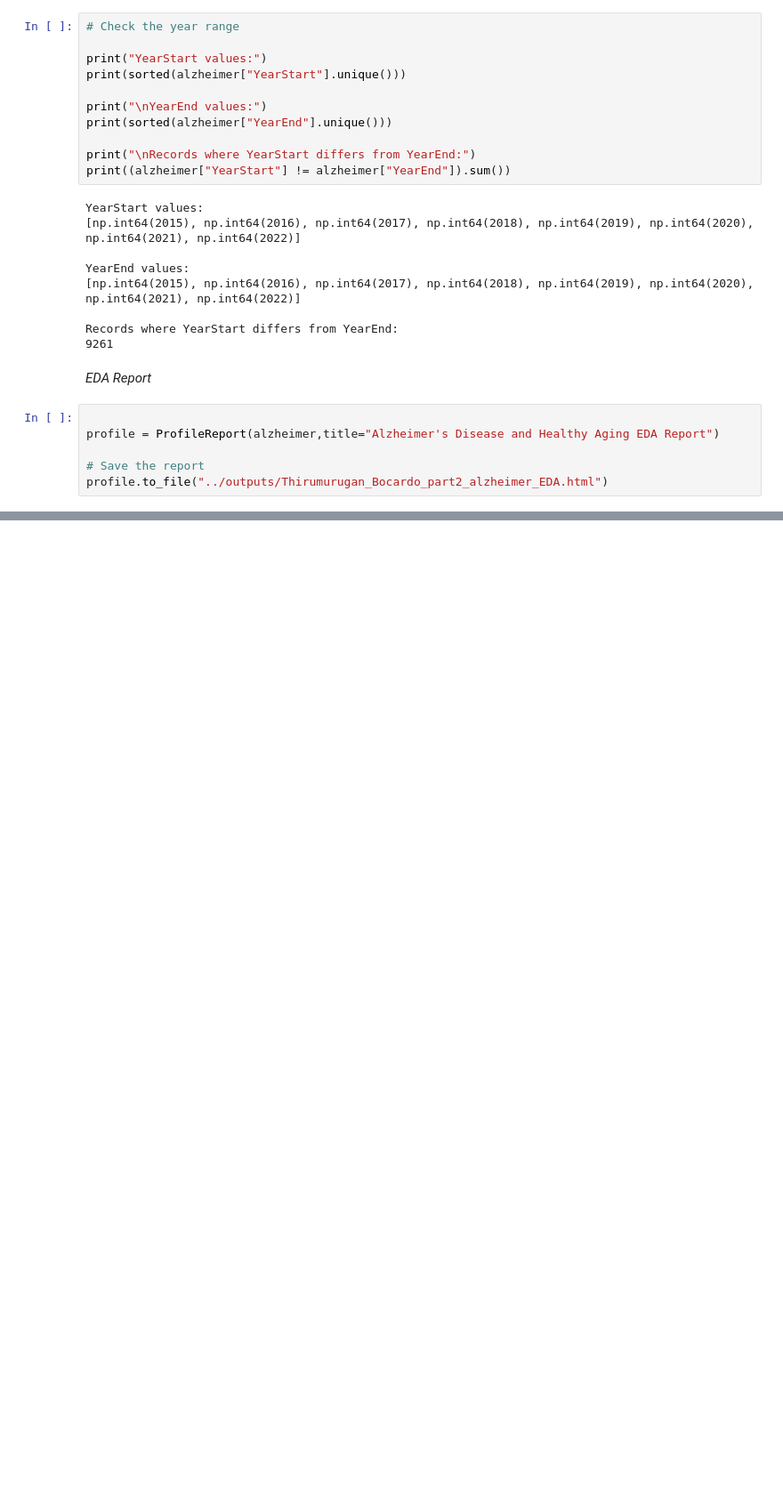
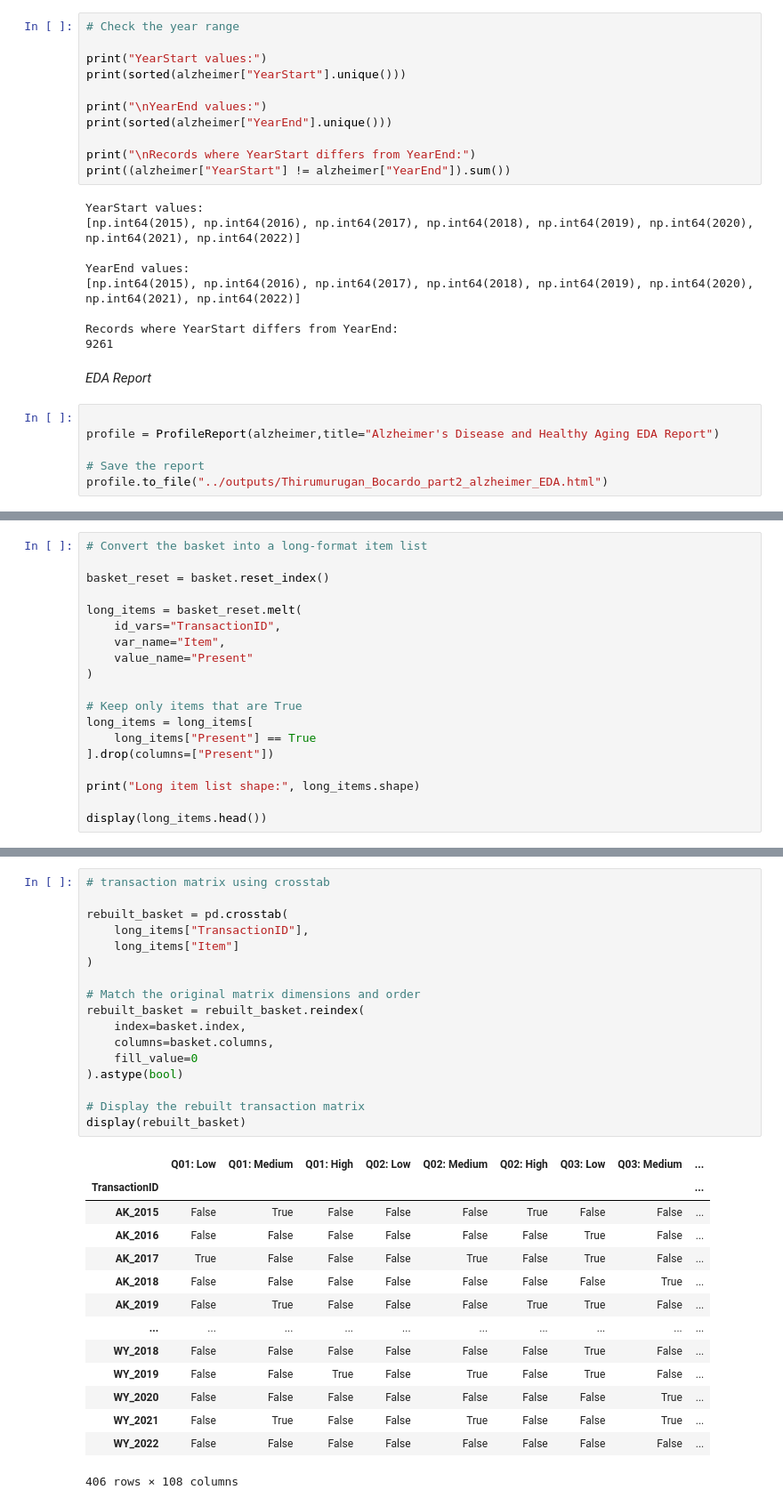
Before and after one commit to aadrianbocardo/project2, a Jupyter notebook: scripts/Thirumurugan_Bocardo_part2_alzheimer.ipynb, the cells around one changed output, grey strips where cells are left out. Shown at 89% size. Drawn from its saved outputs; the diff is of its cells as text; blank space fills up the shorter version.

```diff
--- a/scripts/Thirumurugan_Bocardo_part2_alzheimer.ipynb
+++ b/scripts/Thirumurugan_Bocardo_part2_alzheimer.ipynb
@@ -194,0 +436,19 @@ profile.to_file("../outputs/Thirumurugan_Bocardo_part2_alzheimer_EDA.html")
+# %%
+# Convert the basket into a long-format item list
+
+basket_reset = basket.reset_index()
+
+long_items = basket_reset.melt(
+    id_vars="TransactionID",
+    var_name="Item",
+    value_name="Present"
+)
+
+# Keep only items that are True
+long_items = long_items[
+    long_items["Present"] == True
+].drop(columns=["Present"])
+
+print("Long item list shape:", long_items.shape)
+
+display(long_items.head())
@@ -194,0 +463,32 @@ profile.to_file("../outputs/Thirumurugan_Bocardo_part2_alzheimer_EDA.html")
+# %%
+# transaction matrix using crosstab
+
+rebuilt_basket = pd.crosstab(
+    long_items["TransactionID"],
+    long_items["Item"]
+)
+
+# Match the original matrix dimensions and order
+rebuilt_basket = rebuilt_basket.reindex(
+    index=basket.index,
+    columns=basket.columns,
+    fill_value=0
+).astype(bool)
+
+# Display the rebuilt transaction matrix
+display(rebuilt_basket)
+# %% [output]
+|  | Q01: Low | Q01: Medium | Q01: High | Q02: Low | Q02: Medium | Q02: High | Q03: Low | Q03: Medium | ... |
+| TransactionID |  |  |  |  |  |  |  |  | ... |
+| AK_2015 | False | True | False | False | False | True | False | False | ... |
+| AK_2016 | False | False | False | False | False | False | True | False | ... |
+| AK_2017 | True | False | False | False | True | False | True | False | ... |
+| AK_2018 | False | False | False | False | False | False | False | True | ... |
+| AK_2019 | False | True | False | False | False | True | True | False | ... |
+| ... | ... | ... | ... | ... | ... | ... | ... | ... | ... |
+| WY_2018 | False | False | False | False | False | False | True | False | ... |
+| WY_2019 | False | False | True | False | True | False | True | False | ... |
+| WY_2020 | False | False | False | False | False | False | False | True | ... |
+| WY_2021 | False | True | False | False | True | False | False | True | ... |
+| WY_2022 | False | False | False | False | False | False | False | False | ... |
+406 rows × 108 columns
```
Also changed, not shown: parts of 11 cells of this notebook.
